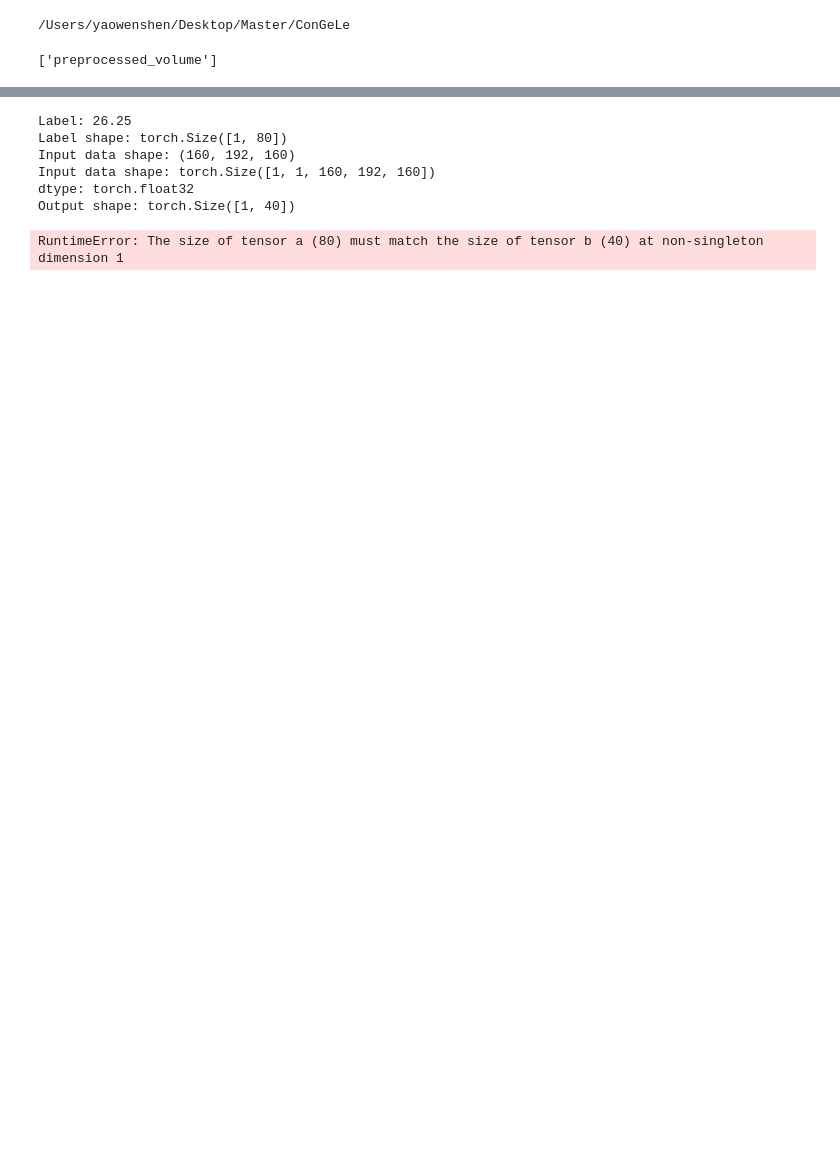
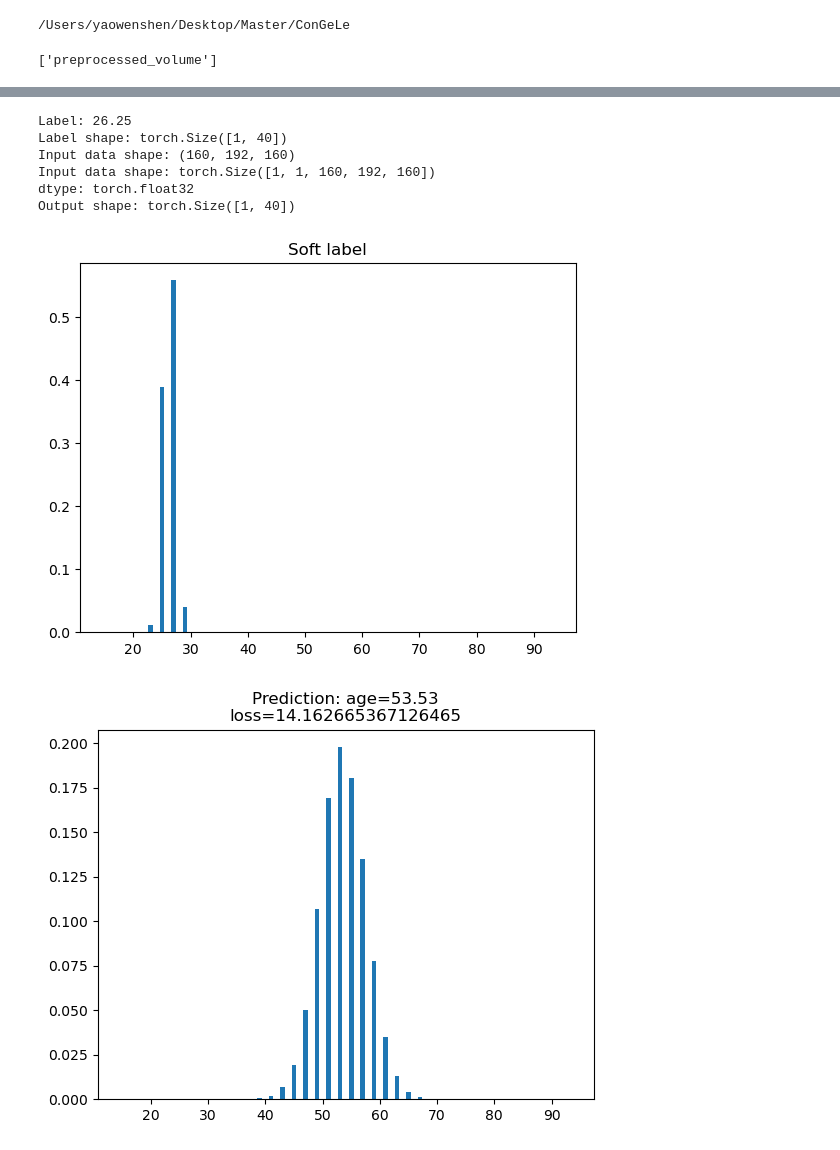
Before and after one commit to AnsonDev42/MSc-Dissertation-ConGen, a Jupyter notebook: explore_data.ipynb, the cells around one changed output, grey strips where cells are left out. Cells and saved outputs as stored; diff of their text form; code cells hidden in the pictures; blank space fills up the shorter version.

Commit message:
fix overwritten bin_step

```diff
--- a/explore_data.ipynb
+++ b/explore_data.ipynb
@@ -56,7 +41,7 @@ import torch.nn.functional as F
 import numpy as np
 import matplotlib.pyplot as plt
 # %%
-from sfcn_helper import get_bin_range
+from sfcn_helper import get_bin_range_step
 
 # Example
 model = SFCN()
@@ -70,8 +55,8 @@ data = np.array(f['preprocessed_volume'])
 label = np.array([26.25, ])  # Assuming the random subject is 71.3-year-old.
 # Transforming the age to soft label (probability distribution)
 print(f'Label: {label[0]}')
-bin_range, bin_step = get_bin_range(label[0])
-bin_step = 1
+bin_range, bin_step = get_bin_range_step(label[0])
+# bin_step = 1
 sigma = 1
 y, bc = dpu.num2vect(label, bin_range, bin_step, sigma)
 y = torch.tensor(y, dtype=torch.float32)
@@ -90,32 +75,33 @@ print(f'dtype: {input_data.dtype}')
 
 # Evaluation
 model.eval()  # Don't forget this. BatchNorm will be affected if not in eval mode.
 with torch.no_grad():
     output = model.module(input_data)
 
 # Output, loss, visualisation
 x = output[0].reshape([1, -1])
 print(f'Output shape: {x.shape}')
 loss = dpl.my_KLDivLoss(x, y).numpy()
 
 # Prediction, Visualisation and Summary
 x = x.numpy().reshape(-1)
 y = y.numpy().reshape(-1)
 
 plt.bar(bc, y)
 plt.title('Soft label')
 plt.show()
 
 prob = np.exp(x)
 pred = prob @ bc
 plt.bar(bc, prob)
 plt.title(f'Prediction: age={pred:.2f}\nloss={loss}')
 plt.show()
 # %% [output]
 Label: 26.25
-Label shape: torch.Size([1, 80])
+Label shape: torch.Size([1, 40])
 Input data shape: (160, 192, 160)
 Input data shape: torch.Size([1, 1, 160, 192, 160])
 dtype: torch.float32
 Output shape: torch.Size([1, 40])
-RuntimeError: The size of tensor a (80) must match the size of tensor b (40) at non-singleton dimension 1
+[figure, added]
+[figure, added]
```
Also changed, not shown: parts of 2 cells of this notebook.
